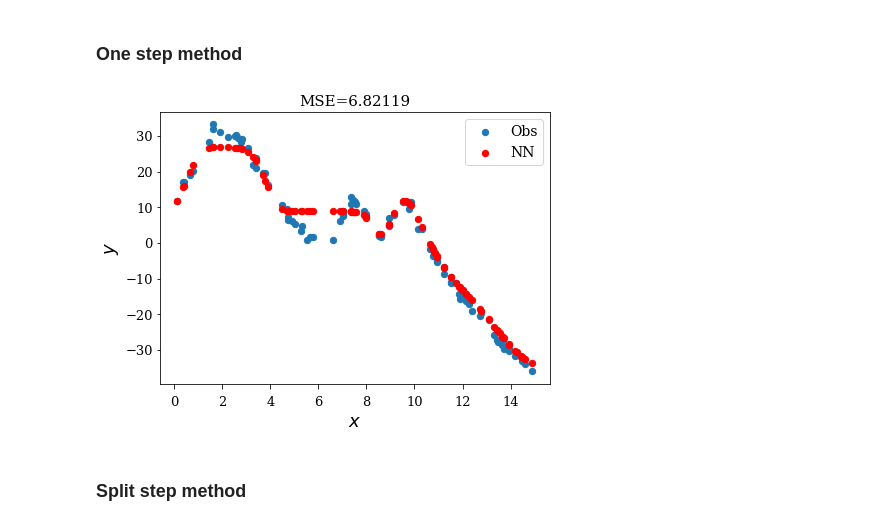
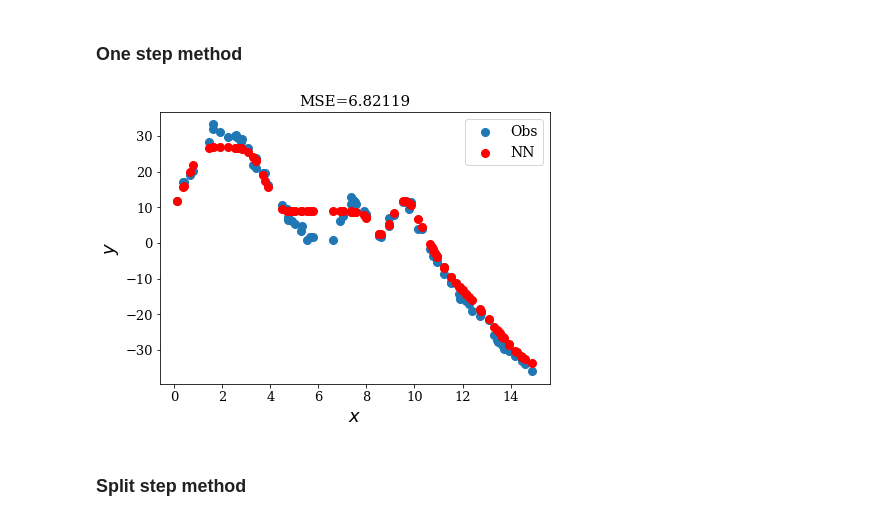
Before and after one commit to User-zwj/Thesis_Wenjuan_Code, a Jupyter notebook: Chapter7.ipynb, the cells around one changed output. Saved outputs shown, nothing was run; the diff lists cells and outputs as text; code cells hidden in the pictures.

```diff
--- a/Chapter7.ipynb
+++ b/Chapter7.ipynb
@@ -564,15 +513,29 @@ def QoI_FEM(lam1,lam2,gridx,gridy,p):
 def exactQ(x,y):
     return (1-np.cos(np.pi*x))*np.sin(np.pi*y)/(np.pi**2*x*y)
 # %%
-##### Generate uij_M*_N*.dat ######
+x0 = [0.2, 0.2, 0.2, 0.3, 0.5, 0.5]
+y0 = [0.3, 0.5, 0.8, 0.2, 0.2, 0.5]
+
 M, N = 5, 5
 x1,w1 = leggauss(M)
 x2,w2 = leggauss(N)
 
-uij = np.zeros((M,N))
-for i in range(M):
-    for j in range(N):
-        uij[i,j] = QoI_FEM((1+x1[i])/2,(1+x2[j])/2,10,10,2)
+tab = np.zeros((len(x0),2))
+for k in range(len(x0)):
+    #### Stochastic Collocation Mean at x0, y0 ####
+    uij = np.zeros((M,N))
+    for i in range(M):
+        for j in range(N):
+            uij[i,j] = QoI_FEM(x0[k],y0[k],(1+x1[i])/2,(1+x2[j])/2,10,10,2)
 
-# np.savetxt('uij_M%d_N%d_x%.1f_y%.1f.dat'%(M,N,x11,x22), uij)
+    sol = 0
+    for i in range(M):
+        for j in range(N):
+            sol += w1[i]*w2[j]*uij[i,j]
+    sol /= 4
+    tab[k,0] = sol
+    #### Exact Mean at x0, y0 ####
+    tab[k,1] = exactQ(x0[k],y0[k])
+
+print(tab)
 # %% [output]
@@ -658,34 +589,33 @@ syndata_trans = scaler_syn.fit_transform(x_syn.reshape(-1,1))
 # %%
 ############### With Feature Scaling ###############
 num_neuron = 5
 tf.random.set_seed(12345)
 model_syn_all = tf.keras.Sequential()
 model_syn_all.add(tf.keras.layers.Dense(num_neuron,activation=rbf))
 model_syn_all.add(tf.keras.layers.Dense(num_neuron,activation=rbf))
 # model_syn_all.add(tf.keras.layers.Dense(num_neuron,activation=rbf))
 # model_syn_all.add(tf.keras.layers.Dense(num_neuron,activation=rbf))
 model_syn_all.add(tf.keras.layers.Dense(1))
 
 model_syn_all.compile(loss='mean_squared_error', optimizer=tf.keras.optimizers.Adam(0.01))
 model_syn_all.fit(syndata_trans[:,0],y_syn, epochs=1000, verbose=0)
 
-fig = plt.figure(figsize=(7,5))
-plt.xticks(fontsize=13, rotation=0)
-plt.yticks(fontsize=13, rotation=0)
-plt.xlabel("$x$",fontsize=18)
-plt.ylabel("$y$",fontsize=18)
+fig = plt.figure()
+plt.xlabel("$x$")
+plt.ylabel("$y$")
 y_pred = []
 for j in syndata_trans[:,0]:
     y_pred.append(model_syn_all.predict([j]))
 y_pred_shaped = tf.reshape(tf.constant(np.array(y_pred)),len(y_pred))
 error0 = tf.keras.losses.MSE(y_syn,y_pred_shaped).numpy()
-plt.title("MSE=%.5f"%(error0),fontsize=15)
-plt.scatter(x_syn, y_syn, s=40, label='Obs')
-plt.scatter(x_syn, y_pred_shaped, s=40, color='red',label="NN")
-plt.legend(prop={'size': 14});
-# fig.savefig("images/comp_nn_1step.png")
+plt.title("MSE=%.5f"%(error0))
+plt.scatter(x_syn, y_syn, label='Obs')
+plt.scatter(x_syn, y_pred_shaped, color='red',label="NN")
+plt.legend()
+plt.show();
+fig.savefig("images/comp_nn_1step.png")
 # %% [output]
-[figure, old version]
+[figure, new version]
 # %% [markdown]
 ### Split step method
 # %%
```
Also changed, not shown: parts of 35 cells of this notebook.
